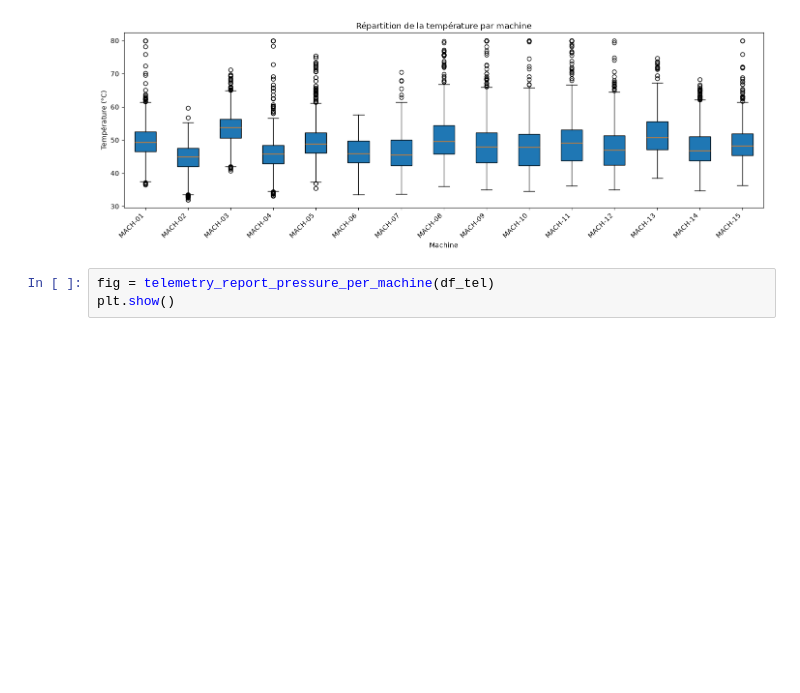
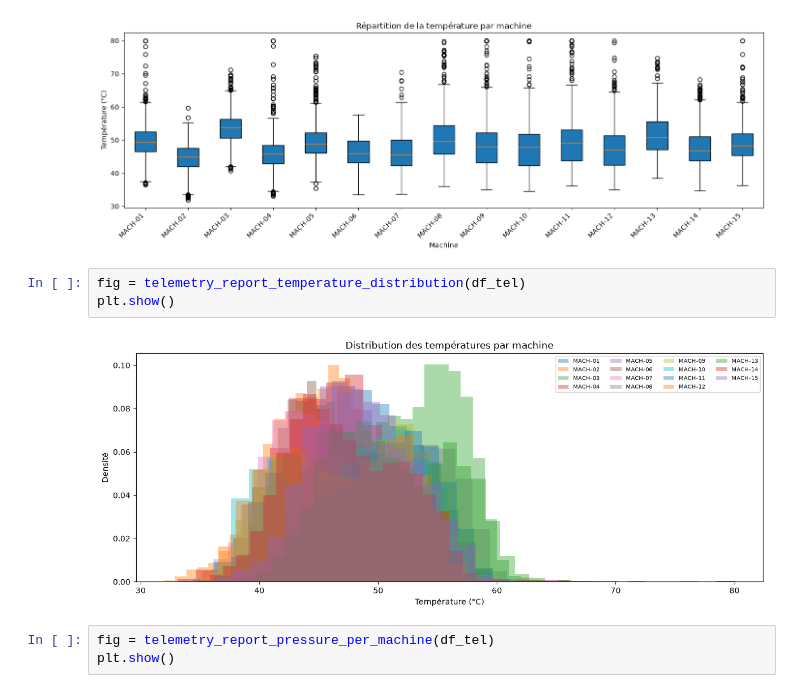
Before and after one commit to kenji21/indusense, a Jupyter notebook: notebook.ipynb, the cells around one changed output. Drawn from its saved outputs; the diff is of its cells as text; blank space fills up the shorter version.

```diff
--- a/notebook.ipynb
+++ b/notebook.ipynb
@@ -73,6 +73,11 @@ fig = telemetry_report_temperature_per_machine(df_tel)
 plt.show()
 # %% [output]
 [figure]
+# %%
+fig = telemetry_report_temperature_distribution(df_tel)
+plt.show()
+# %% [output]
+[figure, added]
 # %%
 fig = telemetry_report_pressure_per_machine(df_tel)
 plt.show()
```
Also changed, not shown: parts of 1 cell of this notebook, 2 other files.
